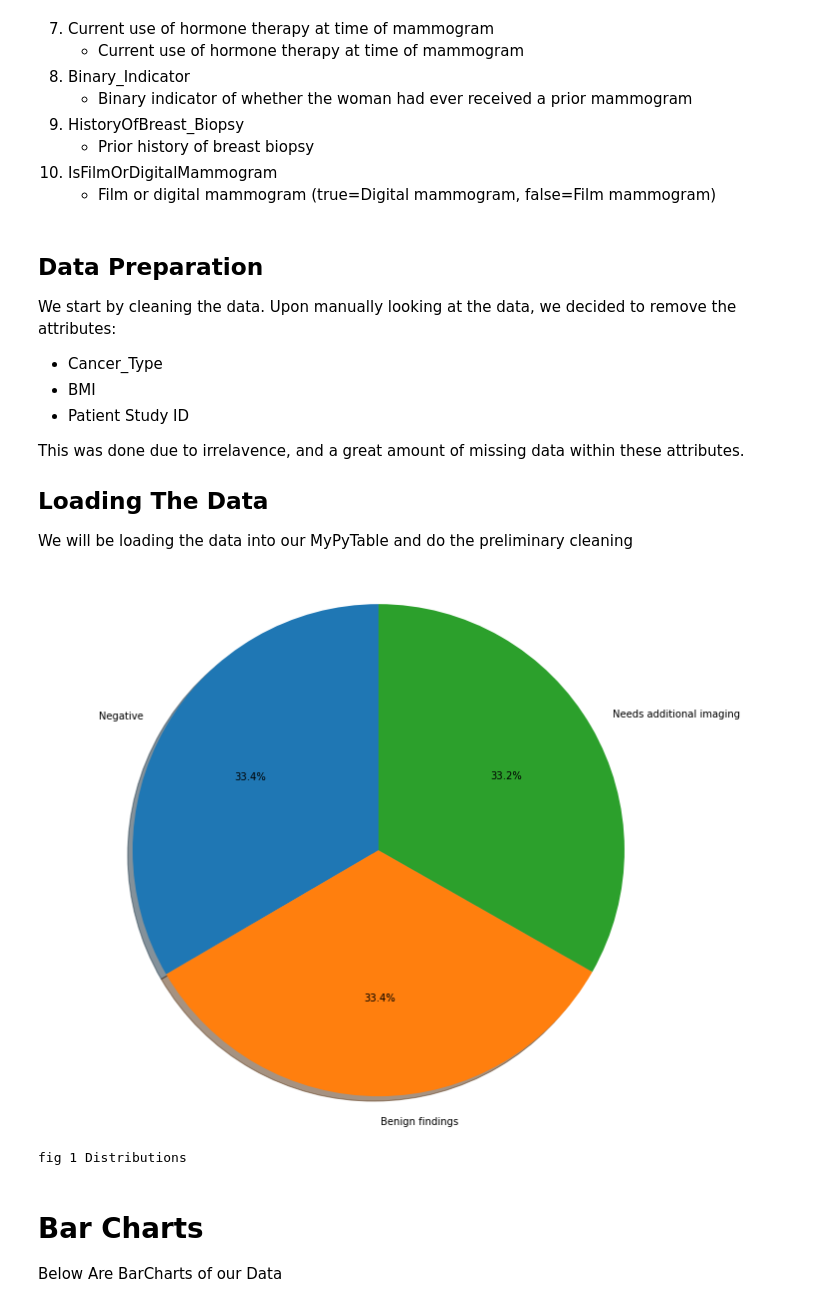
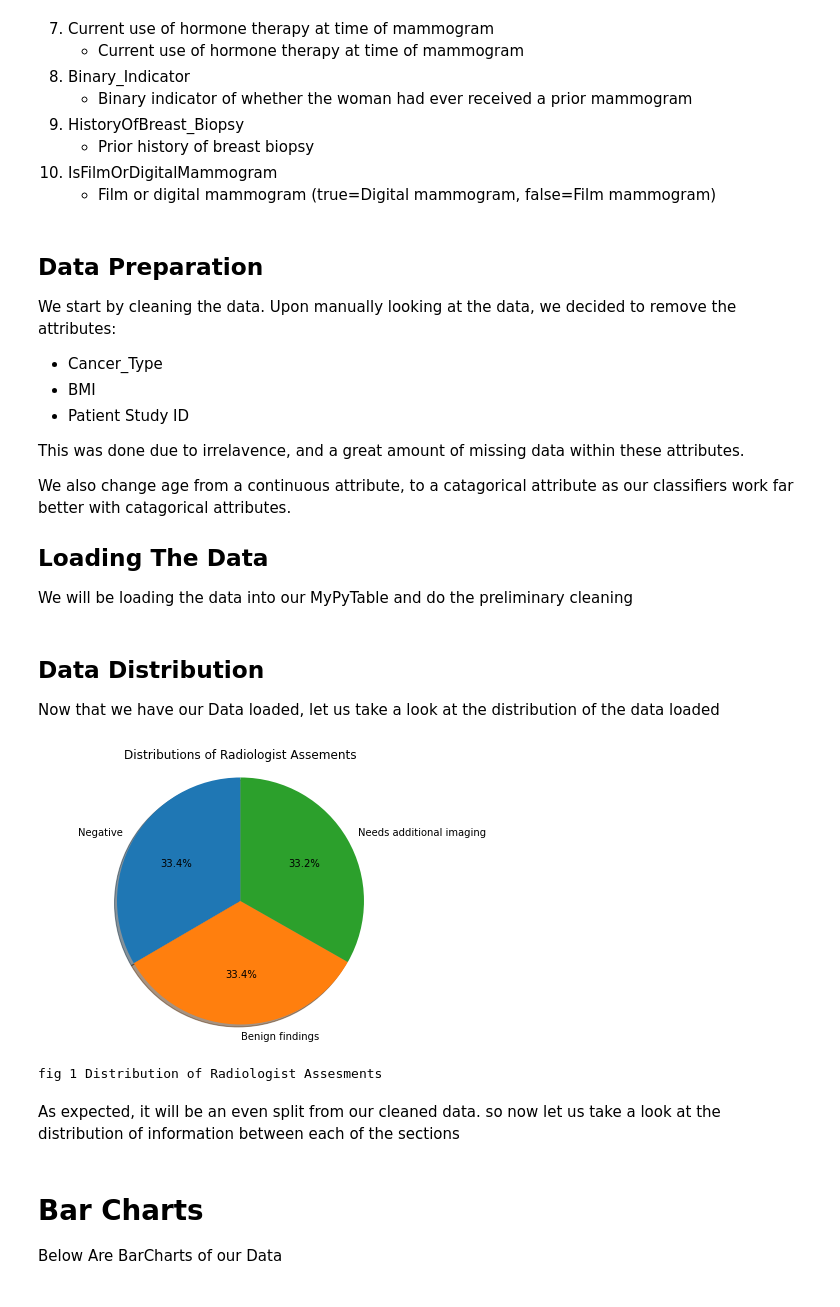
Before and after one commit to Aphollier/Breast_Cancer_Predictor, a Jupyter notebook: Final_Report.ipynb, the cells around one changed output. Cells and saved outputs as stored; diff of their text form; code cells hidden in the pictures.

```diff
--- a/Final_Report.ipynb
+++ b/Final_Report.ipynb
@@ -54,6 +67,7 @@ We start by cleaning the data. Upon manually looking at the data, we decided to
 
 This was done due to irrelavence, and a great amount of missing data within these attributes.
 
+We also change age from a continuous attribute, to a catagorical attribute as our classifiers work far better with catagorical attributes.
 
 ## Loading The Data
 
@@ -69,15 +87,19 @@ y = data.get_column("Radiologists_Assessment")
 y = myutils.y_clean(y)
 data.rem_column("Radiologists_Assessment")
 X = data.data
+# %% [markdown]
+## Data Distribution
+Now that we have our Data loaded, let us take a look at the distribution of the data loaded
 # %%
 
-
 labels, sizes = myutils.return_counts(y)
-myutils.piecharty(labels, sizes)
-print("fig 1 Distributions")
+myutils.piecharty(labels, sizes, "Distributions of Radiologist Assements")
+print("fig 1 Distribution of Radiologist Assesments")
 # %% [output]
-[figure, old version]
+[figure, new version]
-fig 1 Distributions
+fig 1 Distribution of Radiologist Assesments
+# %% [markdown]
+As expected, it will be an even split from our cleaned data. so now let us take a look at the distribution of information between each of the sections
 # %% [markdown]
 # Bar Charts
 
```
Also changed, not shown: parts of 24 cells of this notebook, 4 other files.
